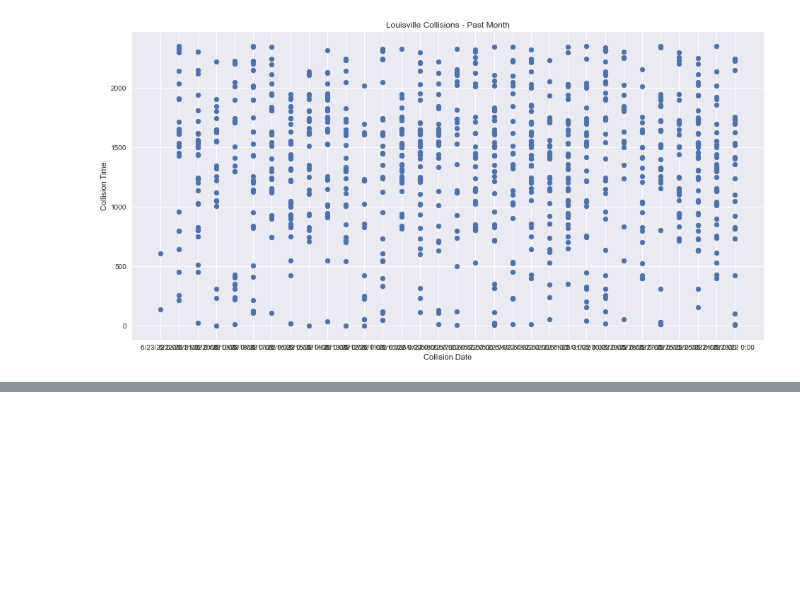
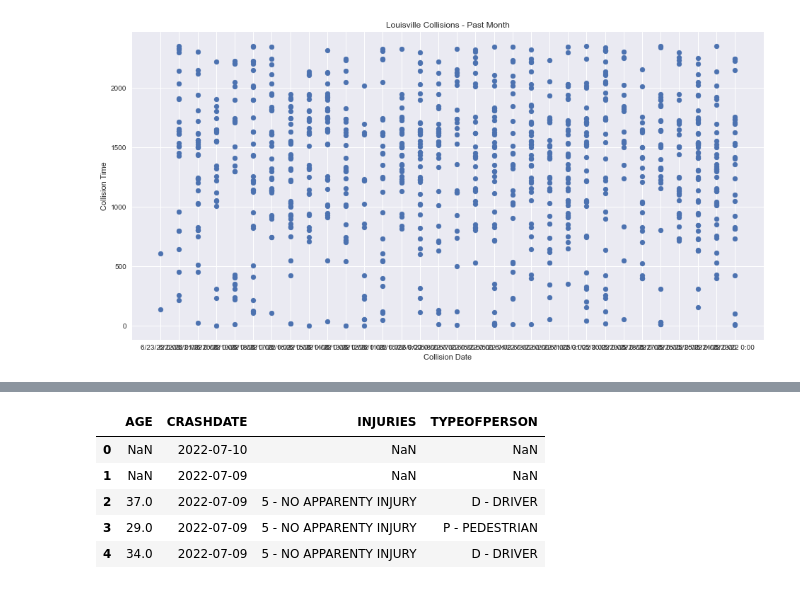
Before and after one commit to orderlogicmachine/covid-crash-compare, a Jupyter notebook: kc_2.ipynb, the cells around one changed output, grey strips where cells are left out. Cells and saved outputs as stored; diff of their text form; code cells hidden in the pictures; blank space fills up the shorter version.

```diff
--- a/kc_2.ipynb
+++ b/kc_2.ipynb
@@ -25,0 +61,14 @@ Text(0.5, 1.0, 'Louisville Collisions - Past Month')
+# %%
+# float64 is a silly dtype for an Age column, but Age isn't always known, so this produces an error for blank entries
+#
+# cinMain["AGE"] = cinMain["AGE"].astype('int64')
+
+cinMain["CRASHDATE"] = pd.to_datetime(cinMain["CRASHDATE"]).dt.date
+cinMain.head()
+# %% [output]
+|  | AGE | CRASHDATE | INJURIES | TYPEOFPERSON |
+| 0 | NaN | 2022-07-10 | NaN | NaN |
+| 1 | NaN | 2022-07-09 | NaN | NaN |
+| 2 | 37.0 | 2022-07-09 | 5 - NO APPARENTY INJURY | D - DRIVER |
+| 3 | 29.0 | 2022-07-09 | 5 - NO APPARENTY INJURY | P - PEDESTRIAN |
+| 4 | 34.0 | 2022-07-09 | 5 - NO APPARENTY INJURY | D - DRIVER |
```
Also changed, not shown: parts of 9 cells of this notebook.
